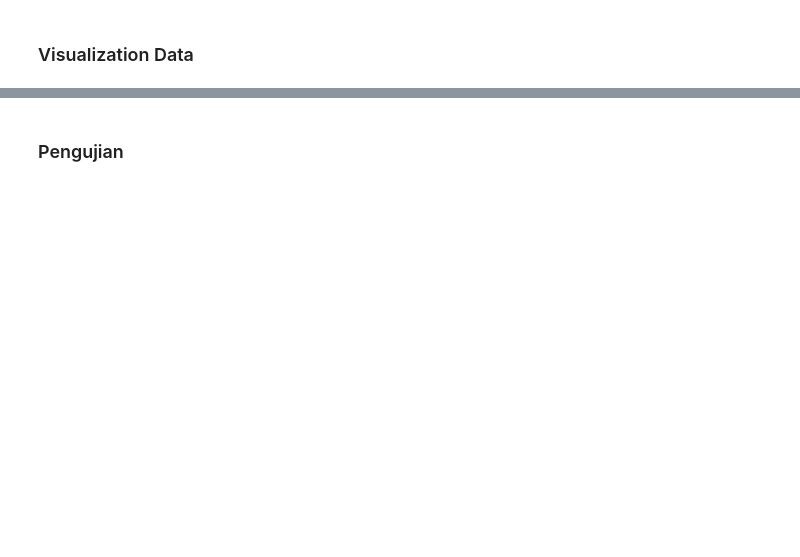
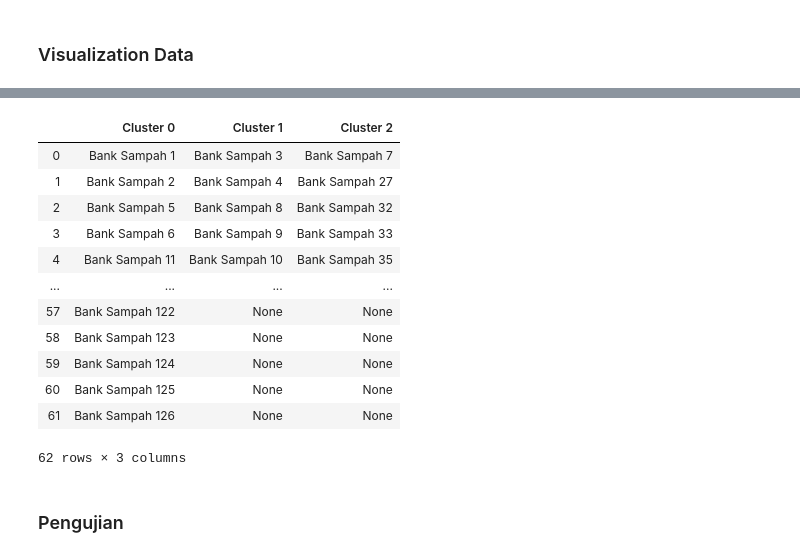
Before and after one commit to mayanknotri/SKRIPSI, a Jupyter notebook: skripsweet-rev.ipynb, the cells around one changed output, grey strips where cells are left out. Drawn from its saved outputs; the diff is of its cells as text; code cells hidden in the pictures; blank space fills up the shorter version.

```diff
--- a/skripsweet-rev.ipynb
+++ b/skripsweet-rev.ipynb
@@ -153,3 +200,20 @@ dataset.plot()
+# %%
+groups = dataset.get_group()
+groups
+# %% [output]
+|  | Cluster 0 | Cluster 1 | Cluster 2 |
+| 0 | Bank Sampah 1 | Bank Sampah 3 | Bank Sampah 7 |
+| 1 | Bank Sampah 2 | Bank Sampah 4 | Bank Sampah 27 |
+| 2 | Bank Sampah 5 | Bank Sampah 8 | Bank Sampah 32 |
+| 3 | Bank Sampah 6 | Bank Sampah 9 | Bank Sampah 33 |
+| 4 | Bank Sampah 11 | Bank Sampah 10 | Bank Sampah 35 |
+| ... | ... | ... | ... |
+| 57 | Bank Sampah 122 | None | None |
+| 58 | Bank Sampah 123 | None | None |
+| 59 | Bank Sampah 124 | None | None |
+| 60 | Bank Sampah 125 | None | None |
+| 61 | Bank Sampah 126 | None | None |
+62 rows × 3 columns
 # %% [markdown]
 ### Pengujian
 # %%
```
Also changed, not shown: parts of 11 cells of this notebook, 8 other files.
